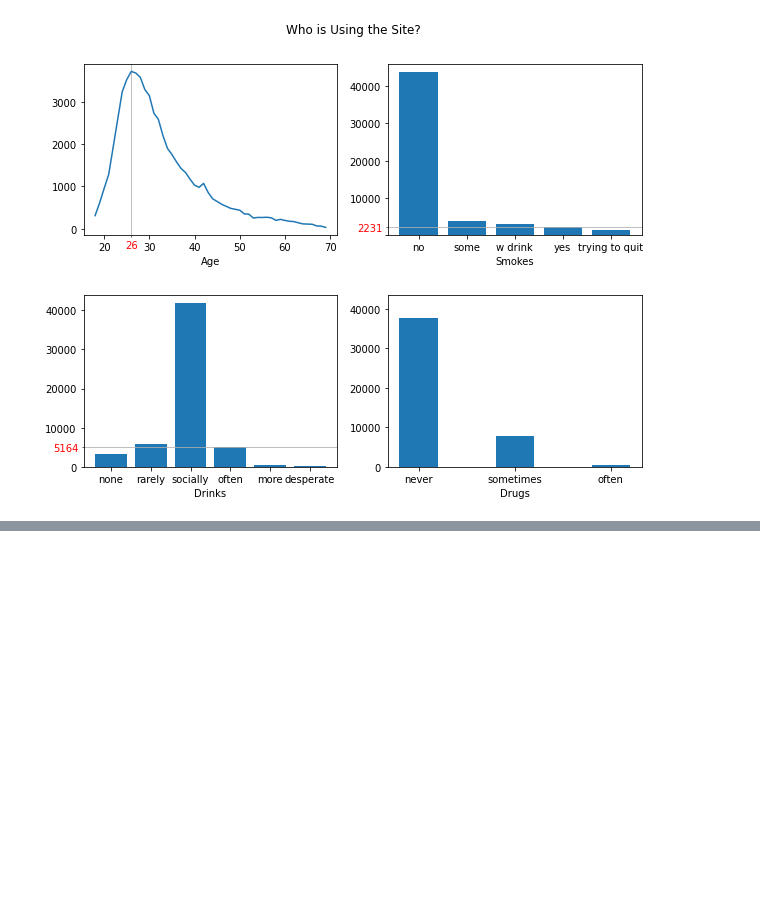
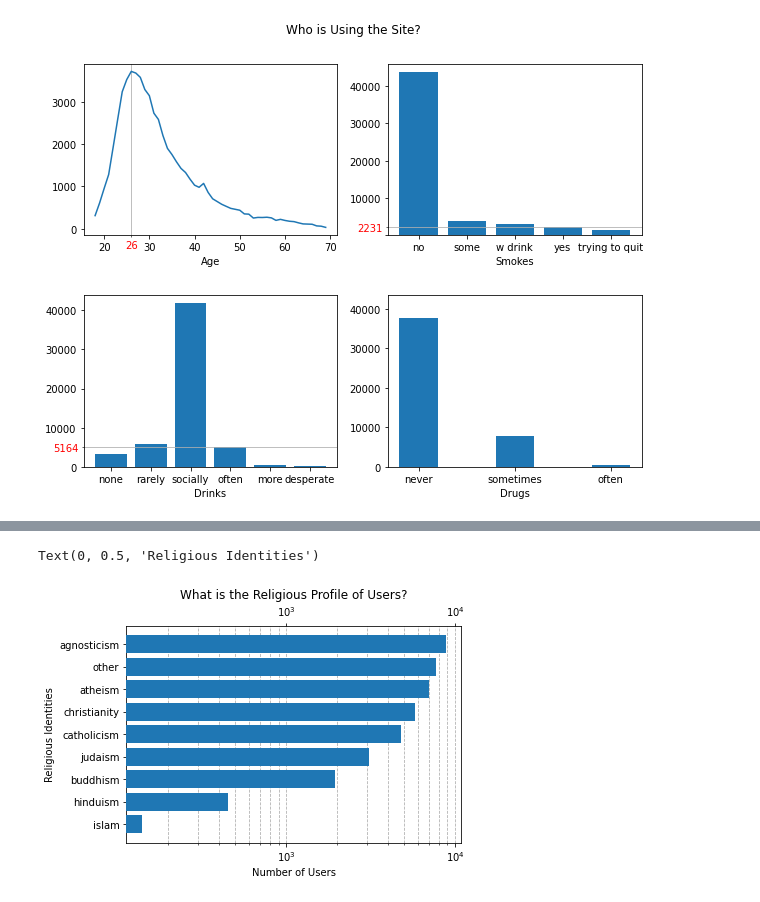
Before and after one commit to pscoppock/ML-capstone-project, a Jupyter notebook: ml_capstone_02.ipynb, the cells around one changed output, grey strips where cells are left out. Drawn from its saved outputs; the diff is of its cells as text; code cells hidden in the pictures; blank space fills up the shorter version.

```diff
--- a/ml_capstone_02.ipynb
+++ b/ml_capstone_02.ipynb
@@ -122,0 +183,12 @@ Text(0.5, 0.98, 'Who is Using the Site?')
+# %%
+plt.barh(range(len(relspp)), num_rels, zorder=3)
+plt.yticks(range(len(relspp)), labels=relspp)
+plt.tick_params(axis="x", bottom=True, top=True, labelbottom=True, labeltop=True)
+plt.grid(True, zorder=0, which='both', axis='x', linestyle='--')
+plt.xscale('log')
+plt.title('What is the Religious Profile of Users?')
+plt.xlabel('Number of Users')
+plt.ylabel('Religious Identities')
+# %% [output]
+Text(0, 0.5, 'Religious Identities')
+[figure, added]
```
Also changed, not shown: parts of 14 cells of this notebook.
